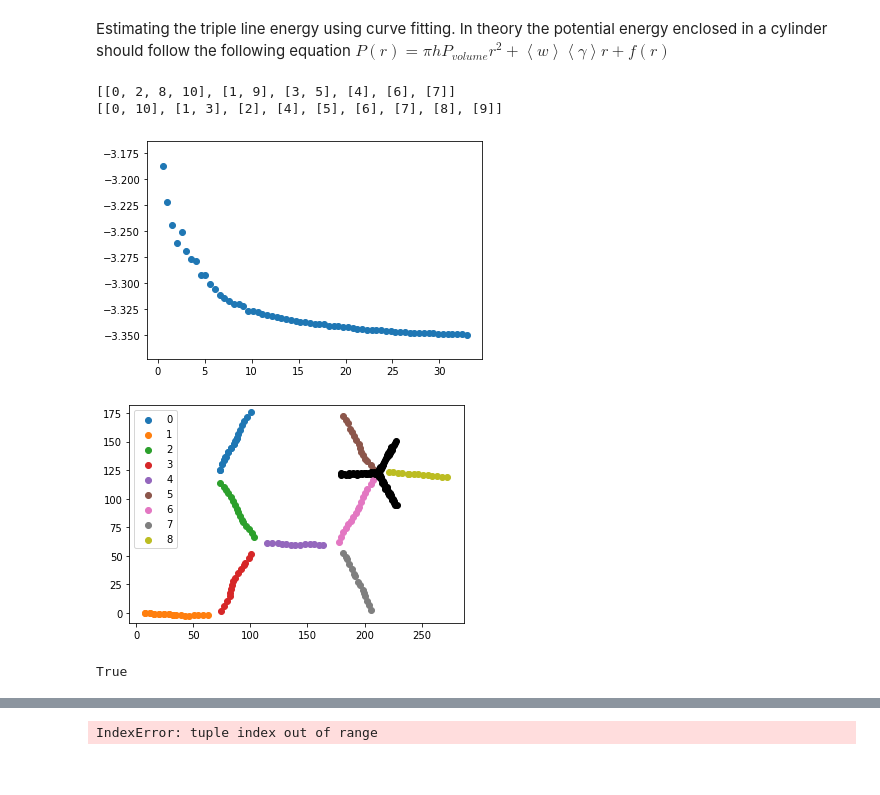
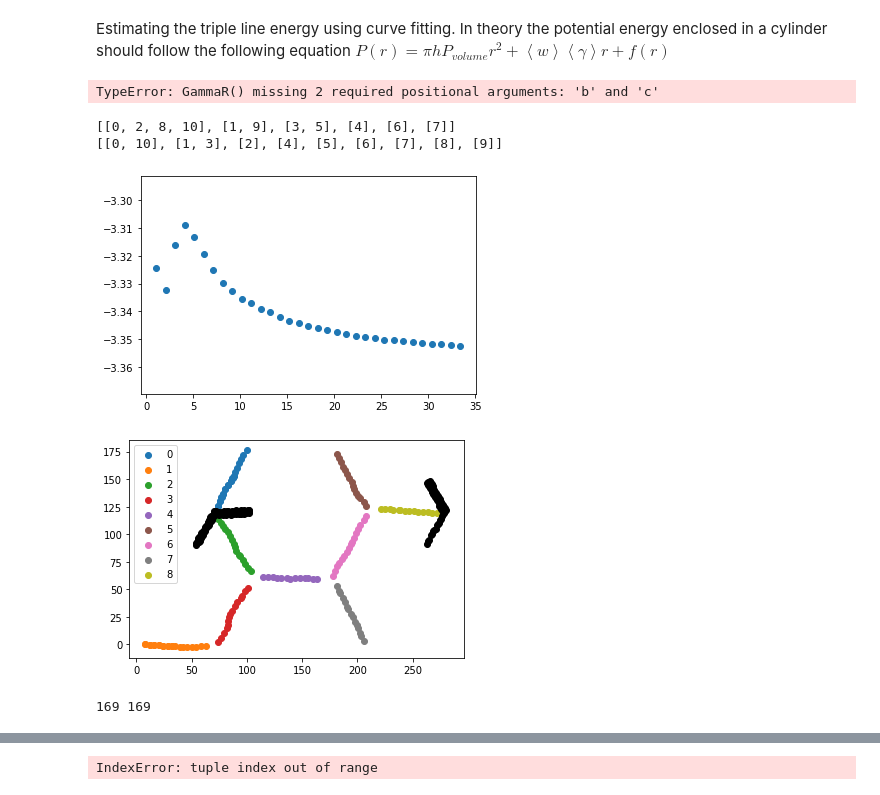
Before and after one commit to PaulTwine/TripleLines.github.io, a Jupyter notebook: TripleLine Fitting.ipynb, the cells around one changed output, grey strips where cells are left out. Drawn from its saved outputs; the diff is of its cells as text; code cells hidden in the pictures.

```diff
--- a/TripleLine Fitting.ipynb
+++ b/TripleLine Fitting.ipynb
@@ -47,48 +51,36 @@ def Rational(r,a,b,c):
     return (a*r**3+b)/(r**2+c)
 def Composite(r,a,b,c):
     return a*r + b*(r+1)**(-1) +c
+# %%
+GammaR(2,4)
+# %% [output]
+TypeError: GammaR() missing 2 required positional arguments: 'b' and 'c'
 # %%
+intTripleLine = 1
 strDumpFile = '../../PythonLAMMPS/VolumeTest/dump.eam'
 #strDumpFile = '../data/dump.eam'
 a1=4.05
 strPMFile = strDumpFile + 'PM'
 objData = LD.LAMMPSData(strPMFile,1)
 objProcess = objData.GetTimeStepByIndex(-1)
 objProcess.CategoriseAtoms()
 h = objProcess.CellHeight
 arrTriplePoints = objProcess.FindTriplePoints(4.05,2*4.05)
 print(objProcess.MergePeriodicTripleLines(4.05))
 print(objProcess.MergePeriodicGrainBoundaries(4.05/4))
-lstR, lstV,lstI = objProcess.FindThreeGrainStrips(7,4.05/2,4.05/8)
+lstR, lstV,lstI = objProcess.FindThreeGrainStrips(intTripleLine,4.05,4.05/4,35)
 plt.scatter(lstR,lstV)
 plt.show()
 plt.axis('equal')
 for j in range(len(objProcess.GetGrainBoundaries())):
     plt.scatter(objProcess.GetGrainBoundaries(j).GetPoints()[:,0], objProcess.GetGrainBoundaries(j).GetPoints()[:,1])
 plt.legend(list(range(len(objProcess.GetGrainBoundaries()))))
 plt.scatter(objProcess.GetAtomsByID(lstI)[:,1],objProcess.GetAtomsByID(lstI)[:,2], c='black')
 plt.show()
+print(len(lstI), len(np.unique(lstI)))
 # %% [output]
 [[0, 2, 8, 10], [1, 9], [3, 5], [4], [6], [7]]
 [[0, 10], [1, 3], [2], [4], [5], [6], [7], [8], [9]]
-[figure, old version]
+[figure, new version]
-[figure, old version]
+[figure, new version]
+169 169
-# %%
-def CheckGB(arrGB1, arrGB2, fltTolerance):
-    blnFound = False
-    counter =0
-    if arrGB1.GetAccumulativeLength(-1) <= arrGB2.GetAccumulativeLength(-1):
-        pts1 = arrGB1.GetPoints()
-        pts2 = arrGB2.GetPoints()
-    else:
-        pts1 = arrGB2.GetPoints()
-        pts2 = arrGB1.GetPoints()
-    while counter < len(pts1) and not(blnFound):
-        if (objProcess.PeriodicMinimumDistance(pts1[counter], pts2[0]) < fltTolerance) or (objProcess.PeriodicMinimumDistance(pts1[counter], pts2[-1]) < fltTolerance):
-            blnFound = True
-        else:
-            counter +=1
-    return blnFound
-CheckGB(objProcess.GetGrainBoundaries(1), objProcess.GetGrainBoundaries(3),0.5)
-# %% [output]
-True
```
Also changed, not shown: parts of 6 cells of this notebook, 1 other file.
